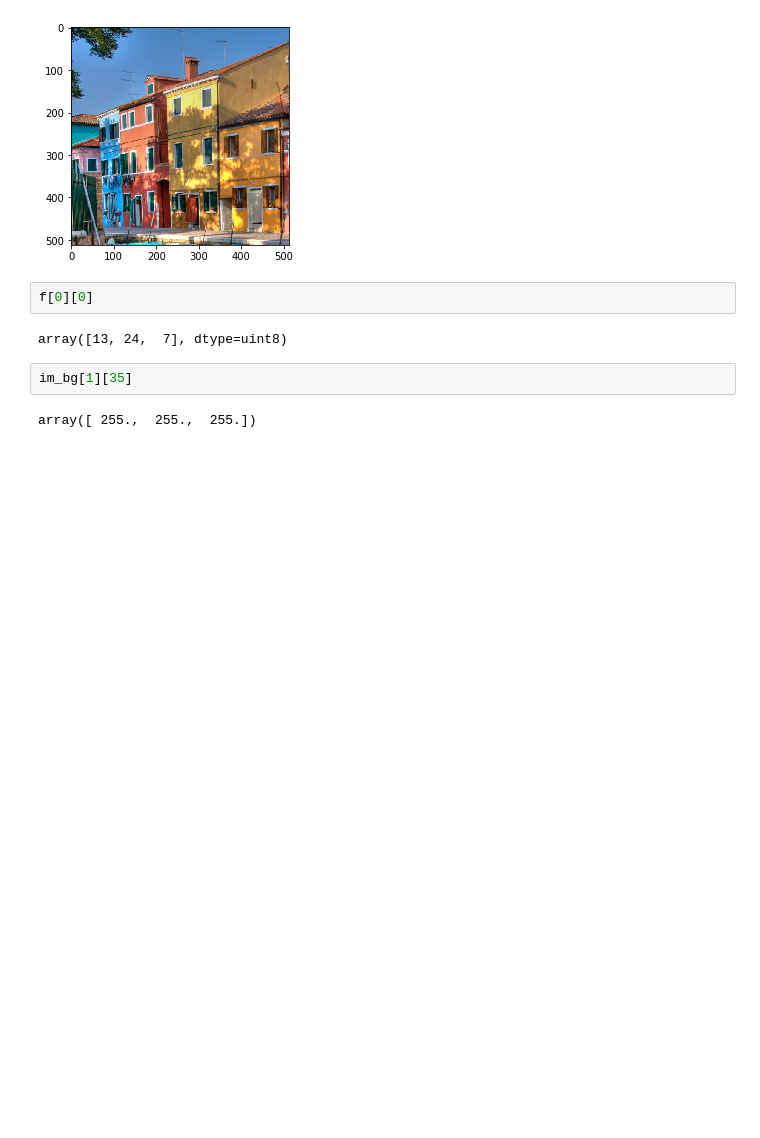
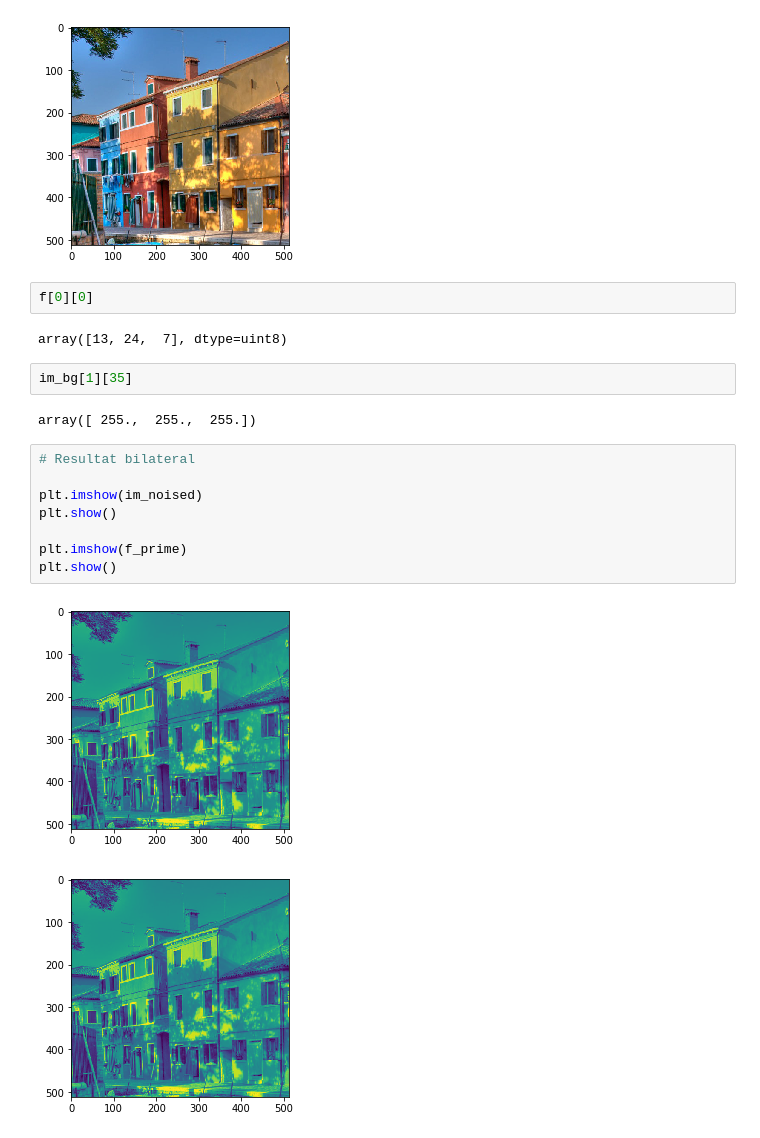
Before and after one commit to koper921/TP1_signal_Image, a Jupyter notebook: Untitled.ipynb, the cells around one changed output. Drawn from its saved outputs; the diff is of its cells as text; blank space fills up the shorter version.

```diff
--- a/Untitled.ipynb
+++ b/Untitled.ipynb
@@ -165,3 +203,14 @@ array([13, 24,  7], dtype=uint8)
 im_bg[1][35]
 # %% [output]
 array([ 255.,  255.,  255.])
+# %%
+# Resultat bilateral
+
+plt.imshow(im_noised)
+plt.show()
+
+plt.imshow(f_prime)
+plt.show()
+# %% [output]
+[figure, added]
+[figure, added]
```
Also changed, not shown: parts of 9 cells of this notebook.
